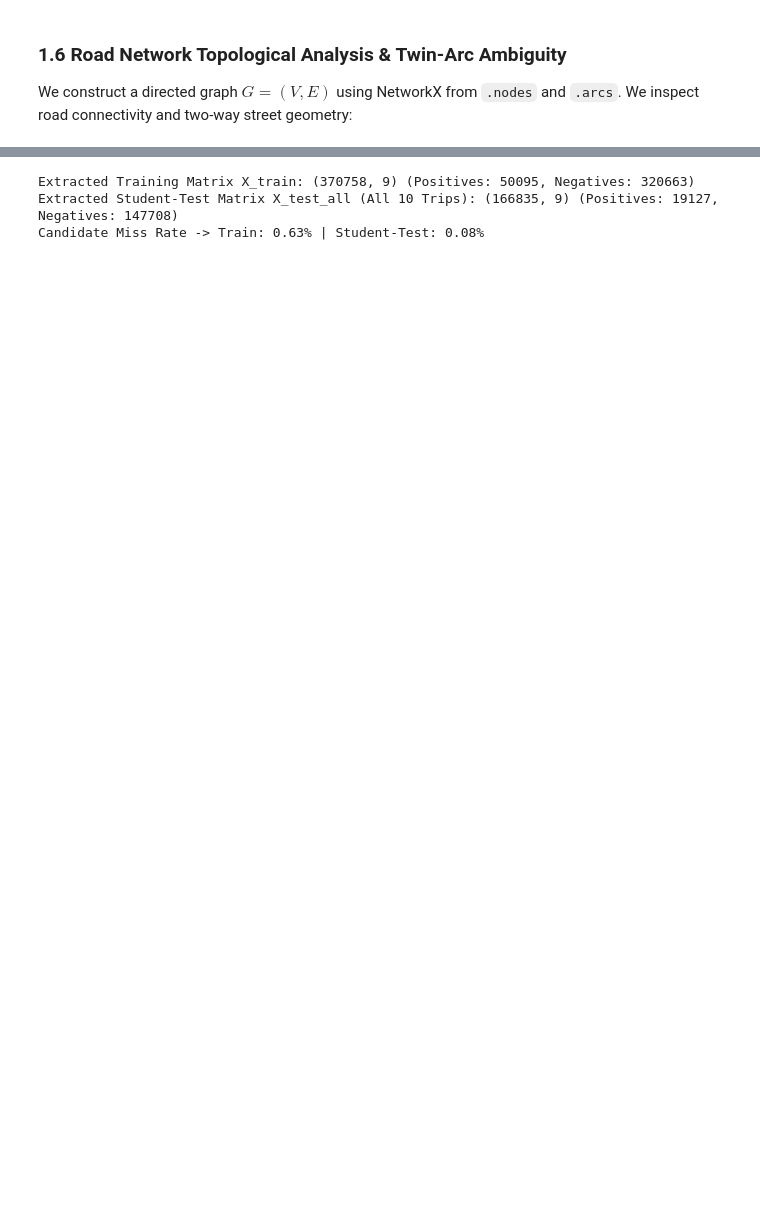
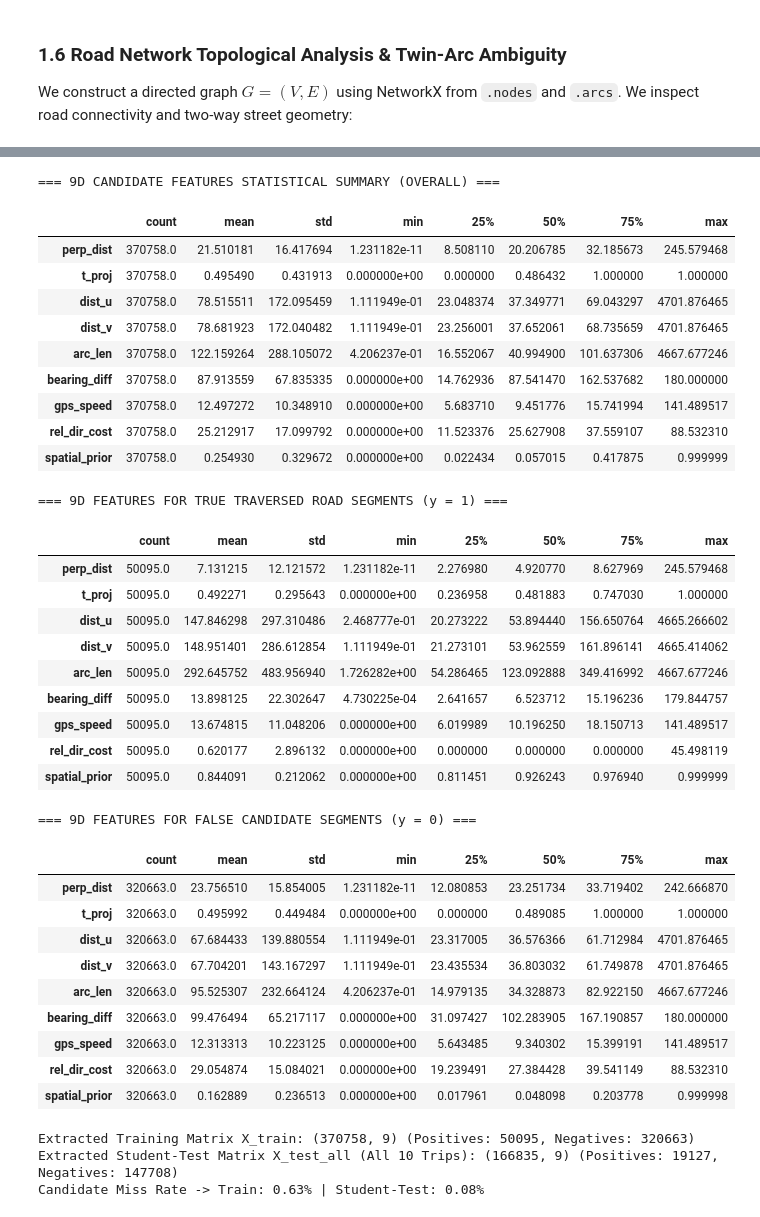
Before and after one commit to KN15-git/Path_snap_54, a Jupyter notebook: PathSnap_Complete_Master_Notebook.ipynb, the cells around one changed output, grey strips where cells are left out. Drawn from its saved outputs; the diff is of its cells as text; code cells hidden in the pictures; blank space fills up the shorter version.

```diff
--- a/PathSnap_Complete_Master_Notebook.ipynb
+++ b/PathSnap_Complete_Master_Notebook.ipynb
@@ -294,3 +240,46 @@ plt.tight_layout(); plt.show()
+# %%
+print('=== 9D CANDIDATE FEATURES STATISTICAL SUMMARY (OVERALL) ===')
+display(df_feat_all)
+
+print('=== 9D FEATURES FOR TRUE TRAVERSED ROAD SEGMENTS (y = 1) ===')
+display(df_feat_pos)
+
+print('=== 9D FEATURES FOR FALSE CANDIDATE SEGMENTS (y = 0) ===')
+display(df_feat_neg)
+# %% [output]
+=== 9D CANDIDATE FEATURES STATISTICAL SUMMARY (OVERALL) ===
+|  | count | mean | std | min | 25% | 50% | 75% | max |
+| perp_dist | 370758.0 | 21.510181 | 16.417694 | 1.231182e-11 | 8.508110 | 20.206785 | 32.185673 | 245.579468 |
+| t_proj | 370758.0 | 0.495490 | 0.431913 | 0.000000e+00 | 0.000000 | 0.486432 | 1.000000 | 1.000000 |
+| dist_u | 370758.0 | 78.515511 | 172.095459 | 1.111949e-01 | 23.048374 | 37.349771 | 69.043297 | 4701.876465 |
+| dist_v | 370758.0 | 78.681923 | 172.040482 | 1.111949e-01 | 23.256001 | 37.652061 | 68.735659 | 4701.876465 |
+| arc_len | 370758.0 | 122.159264 | 288.105072 | 4.206237e-01 | 16.552067 | 40.994900 | 101.637306 | 4667.677246 |
+| bearing_diff | 370758.0 | 87.913559 | 67.835335 | 0.000000e+00 | 14.762936 | 87.541470 | 162.537682 | 180.000000 |
+| gps_speed | 370758.0 | 12.497272 | 10.348910 | 0.000000e+00 | 5.683710 | 9.451776 | 15.741994 | 141.489517 |
+| rel_dir_cost | 370758.0 | 25.212917 | 17.099792 | 0.000000e+00 | 11.523376 | 25.627908 | 37.559107 | 88.532310 |
+| spatial_prior | 370758.0 | 0.254930 | 0.329672 | 0.000000e+00 | 0.022434 | 0.057015 | 0.417875 | 0.999999 |
+=== 9D FEATURES FOR TRUE TRAVERSED ROAD SEGMENTS (y = 1) ===
+|  | count | mean | std | min | 25% | 50% | 75% | max |
+| perp_dist | 50095.0 | 7.131215 | 12.121572 | 1.231182e-11 | 2.276980 | 4.920770 | 8.627969 | 245.579468 |
+| t_proj | 50095.0 | 0.492271 | 0.295643 | 0.000000e+00 | 0.236958 | 0.481883 | 0.747030 | 1.000000 |
+| dist_u | 50095.0 | 147.846298 | 297.310486 | 2.468777e-01 | 20.273222 | 53.894440 | 156.650764 | 4665.266602 |
+| dist_v | 50095.0 | 148.951401 | 286.612854 | 1.111949e-01 | 21.273101 | 53.962559 | 161.896141 | 4665.414062 |
+| arc_len | 50095.0 | 292.645752 | 483.956940 | 1.726282e+00 | 54.286465 | 123.092888 | 349.416992 | 4667.677246 |
+| bearing_diff | 50095.0 | 13.898125 | 22.302647 | 4.730225e-04 | 2.641657 | 6.523712 | 15.196236 | 179.844757 |
+| gps_speed | 50095.0 | 13.674815 | 11.048206 | 0.000000e+00 | 6.019989 | 10.196250 | 18.150713 | 141.489517 |
+| rel_dir_cost | 50095.0 | 0.620177 | 2.896132 | 0.000000e+00 | 0.000000 | 0.000000 | 0.000000 | 45.498119 |
+| spatial_prior | 50095.0 | 0.844091 | 0.212062 | 0.000000e+00 | 0.811451 | 0.926243 | 0.976940 | 0.999999 |
+=== 9D FEATURES FOR FALSE CANDIDATE SEGMENTS (y = 0) ===
+|  | count | mean | std | min | 25% | 50% | 75% | max |
+| perp_dist | 320663.0 | 23.756510 | 15.854005 | 1.231182e-11 | 12.080853 | 23.251734 | 33.719402 | 242.666870 |
+| t_proj | 320663.0 | 0.495992 | 0.449484 | 0.000000e+00 | 0.000000 | 0.489085 | 1.000000 | 1.000000 |
+| dist_u | 320663.0 | 67.684433 | 139.880554 | 1.111949e-01 | 23.317005 | 36.576366 | 61.712984 | 4701.876465 |
+| dist_v | 320663.0 | 67.704201 | 143.167297 | 1.111949e-01 | 23.435534 | 36.803032 | 61.749878 | 4701.876465 |
+| arc_len | 320663.0 | 95.525307 | 232.664124 | 4.206237e-01 | 14.979135 | 34.328873 | 82.922150 | 4667.677246 |
+| bearing_diff | 320663.0 | 99.476494 | 65.217117 | 0.000000e+00 | 31.097427 | 102.283905 | 167.190857 | 180.000000 |
+| gps_speed | 320663.0 | 12.313313 | 10.223125 | 0.000000e+00 | 5.643485 | 9.340302 | 15.399191 | 141.489517 |
+| rel_dir_cost | 320663.0 | 29.054874 | 15.084021 | 0.000000e+00 | 19.239491 | 27.384428 | 39.541149 | 88.532310 |
+| spatial_prior | 320663.0 | 0.162889 | 0.236513 | 0.000000e+00 | 0.017961 | 0.048098 | 0.203778 | 0.999998 |
 # %%
 X_train_list, y_train_list, groups_train_list, train_miss_rates = [], [], [], []
 for tid in train_ids[:20]:
```
Also changed, not shown: parts of 20 cells of this notebook, 1 other file.
